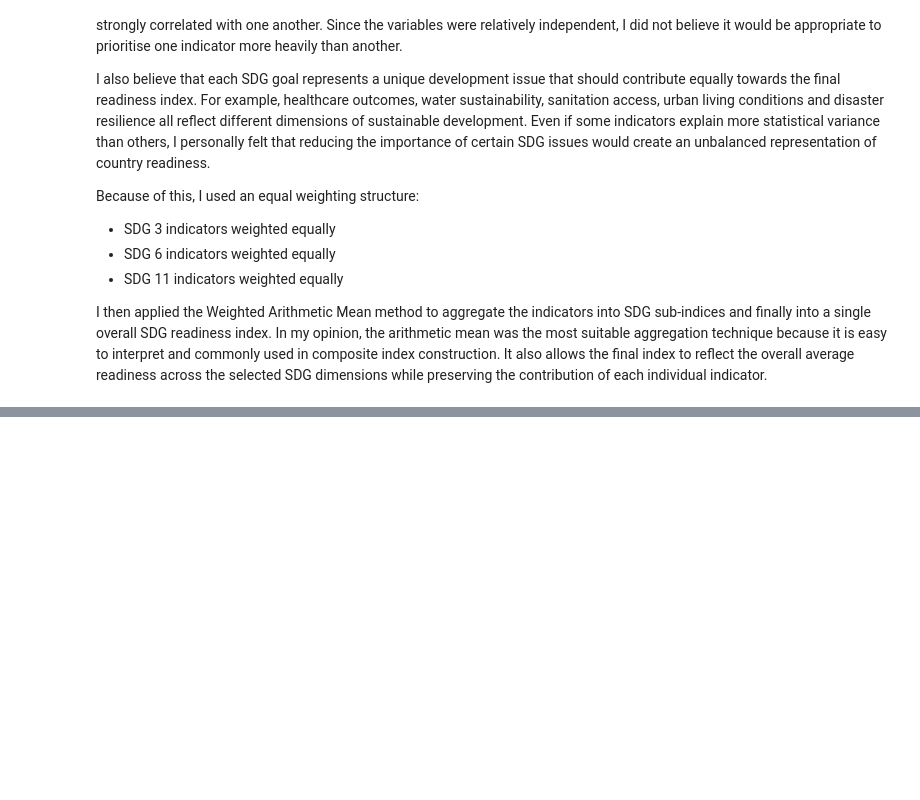
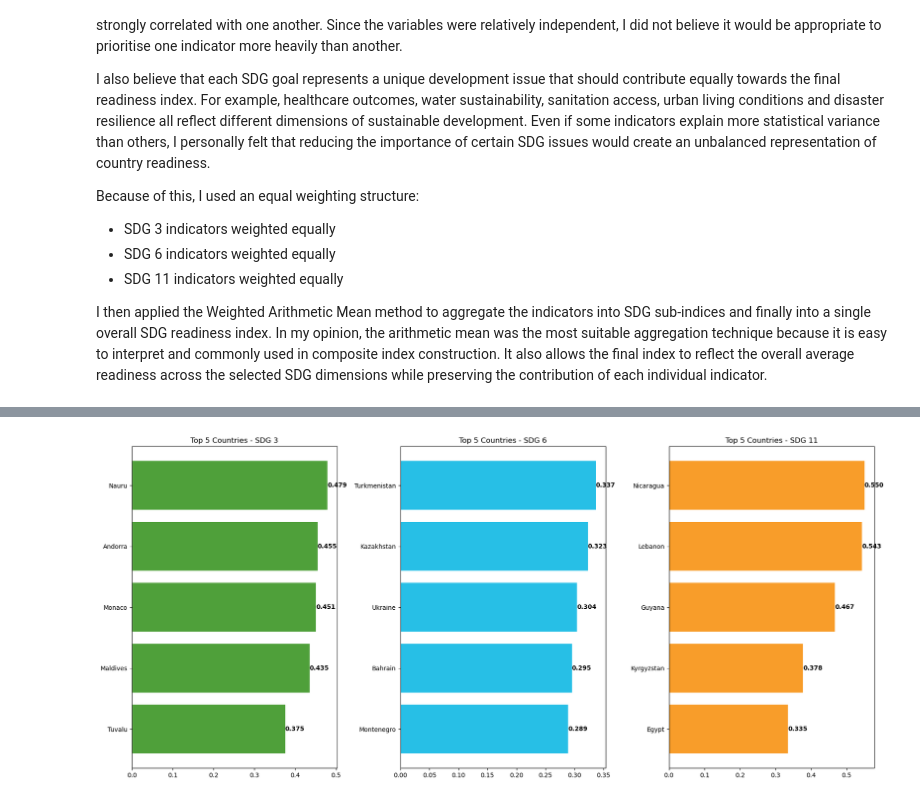
Before and after one commit to frogosorap/SDGReadinessIndex, a Jupyter notebook: CA1.ipynb, the cells around one changed output, grey strips where cells are left out. Cells and saved outputs as stored; diff of their text form; code cells hidden in the pictures; blank space fills up the shorter version.

```diff
--- a/CA1.ipynb
+++ b/CA1.ipynb
@@ -562,0 +565,84 @@ I then applied the Weighted Arithmetic Mean method to aggregate the indicators i
+# %%
+import matplotlib.pyplot as plt
+
+fig, axes = plt.subplots(1, 3, figsize=(18, 8))
+
+# ---------------- SDG 3 ----------------
+top5_sdg3 = weighted_df.sort_values(
+    by='SDG3_SubIndex',
+    ascending=False
+).head(5)
+
+axes[0].barh(
+    top5_sdg3['GeoAreaName'],
+    top5_sdg3['SDG3_SubIndex'],
+    color='#4FA03A'
+)
+
+axes[0].set_title('Top 5 Countries - SDG 3')
+axes[0].invert_yaxis()
+
+# Add labels
+for i, value in enumerate(top5_sdg3['SDG3_SubIndex']):
+    axes[0].text(
+        value,
+        i,
+        f'{value:.3f}',
+        va='center',
+        fontweight='bold'
+    )
+
+# ---------------- SDG 6 ----------------
+top5_sdg6 = weighted_df.sort_values(
+    by='SDG6_SubIndex',
+    ascending=False
+).head(5)
+
+axes[1].barh(
+    top5_sdg6['GeoAreaName'],
+    top5_sdg6['SDG6_SubIndex'],
+    color='#27BFE6'
+)
+
+axes[1].set_title('Top 5 Countries - SDG 6')
+axes[1].invert_yaxis()
+
+# Add labels
+for i, value in enumerate(top5_sdg6['SDG6_SubIndex']):
+    axes[1].text(
+        value,
+        i,
+        f'{value:.3f}',
+        va='center',
+        fontweight='bold'
+    )
+
+# ---------------- SDG 11 ----------------
+top5_sdg11 = weighted_df.sort_values(
+    by='SDG11_SubIndex',
+    ascending=False
+).head(5)
+
+axes[2].barh(
+    top5_sdg11['GeoAreaName'],
+    top5_sdg11['SDG11_SubIndex'],
+    color='#F89D2A'
+)
+
+axes[2].set_title('Top 5 Countries - SDG 11')
+axes[2].invert_yaxis()
+
+# Add labels
+for i, value in enumerate(top5_sdg11['SDG11_SubIndex']):
+    axes[2].text(
+        value,
+        i,
+        f'{value:.3f}',
+        va='center',
+        fontweight='bold'
+    )
+
+plt.tight_layout()
+plt.show()
+# %% [output]
+[figure, added]
```
Also changed, not shown: parts of 3 cells of this notebook.
